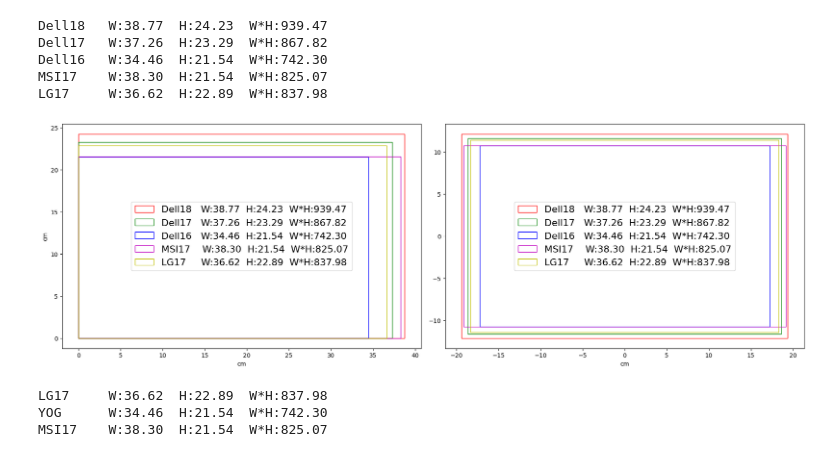
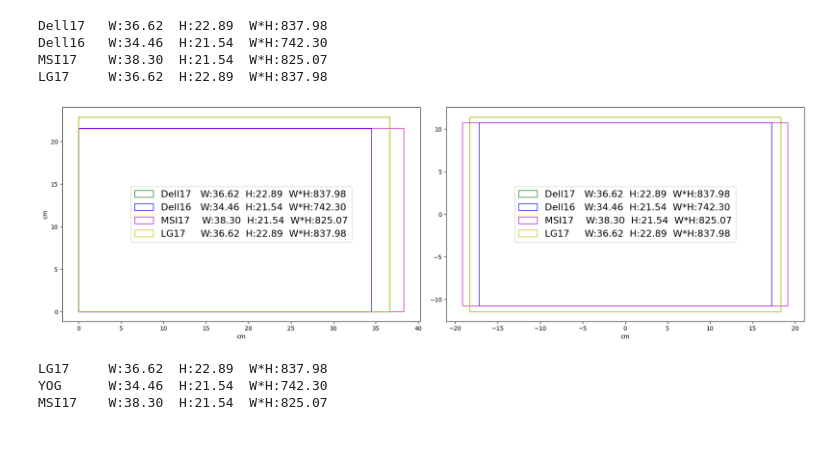
Before and after one commit to GenioSainz/Colab-Demos, a Jupyter notebook: scripts/ScreensRatios.ipynb, the cells around one changed output. Drawn from its saved outputs; the diff is of its cells as text; code cells hidden in the pictures.

```diff
--- a/scripts/ScreensRatios.ipynb
+++ b/scripts/ScreensRatios.ipynb
@@ -32,24 +32,23 @@ plt.rc('legend',fontsize = 16)
 # %%
 # @title  Screens H
 
 DATA = [
-        {'size':18.0,'ratio':2560/1600,'name':'Dell18','color':'r'},
-        {'size':17.3,'ratio':3840/2400,'name':'Dell17','color':'g'},
+        # {'size':18.0,'ratio':2560/1600,'name':'Dell18','color':'r'},
+        {'size':17.0,'ratio':3840/2400,'name':'Dell17','color':'g'},
         {'size':16.0,'ratio':3840/2400,'name':'Dell16','color':'b'},
         {'size':17.3,'ratio':1920/1080,'name':'MSI17' ,'color':'m'},
         {'size':17.0,'ratio':3840/2400,'name':'LG17' ,'color':'y'},
         ]
 
 fig, ax = plt.subplots(1,2,figsize=(1800*px2inch , 1200*px2inch),constrained_layout=True)
 for data in DATA:
   plot_rectangle(data,ax)
 # %% [output]
-Dell18   W:38.77  H:24.23  W*H:939.47
-Dell17   W:37.26  H:23.29  W*H:867.82
+Dell17   W:36.62  H:22.89  W*H:837.98
 Dell16   W:34.46  H:21.54  W*H:742.30
 MSI17    W:38.30  H:21.54  W*H:825.07
 LG17     W:36.62  H:22.89  W*H:837.98
-[figure, old version]
+[figure, new version]
 # %%
 # @title  Screens H
 
```
Also changed, not shown: parts of 2 cells of this notebook, 3 other files.
